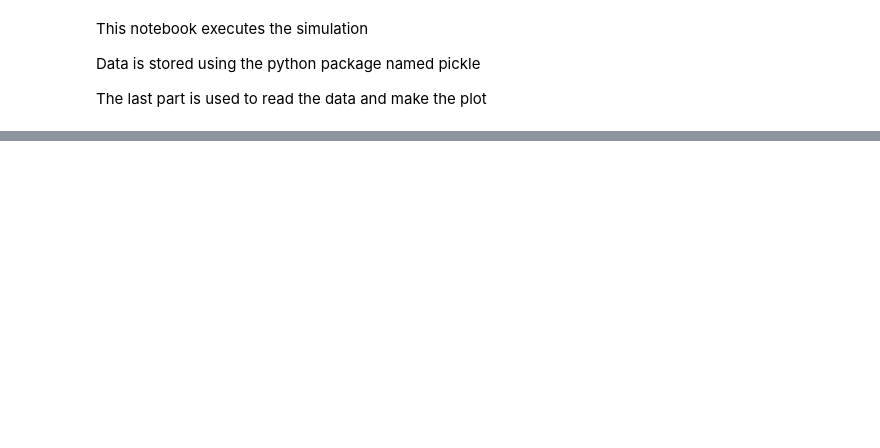
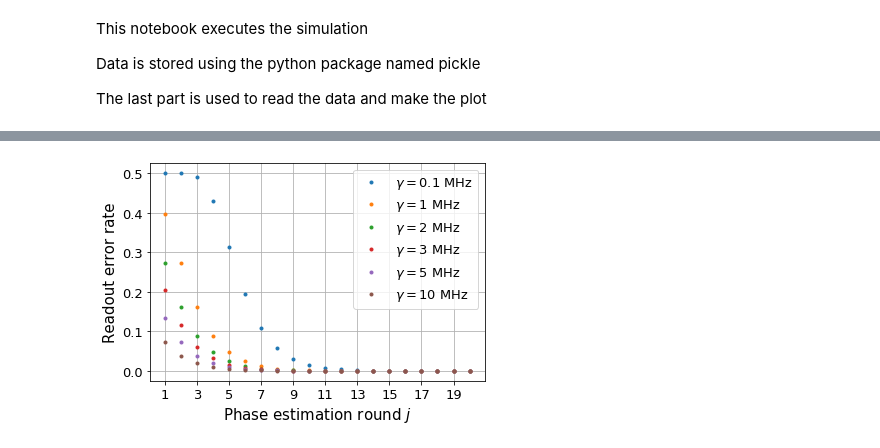
Before and after one commit to YWang92/DickeStatePreparation, a Jupyter notebook: OverRotation.ipynb, the cells around one changed output, grey strips where cells are left out. Drawn from its saved outputs; the diff is of its cells as text; code cells hidden in the pictures; blank space fills up the shorter version.

```diff
--- a/OverRotation.ipynb
+++ b/OverRotation.ipynb
@@ -73,0 +76,22 @@ plt.savefig("over_rotation_majorityvoting.pdf", dpi = 800, bbox_inches='tight',p
+# %%
+N = 500
+
+plt.figure()
+plt.grid()
+plt.ylabel("Readout error rate", size = 15)
+plt.xlabel(r'Phase estimation round $j$', size = 15)
+rounds =[i for i in range(1, 21)]
+for gamma in [0.1, 1, 2, 3, 5, 10]:
+    Rate = [ (1-np.exp(-np.pi/2**(j-1)/gamma/2) )/2   for j in rounds]
+
+    plt.plot(rounds, Rate,'.', label=r"$\gamma = {}$ MHz ".format(gamma))
+
+
+plt.legend(  prop={'size':13})
+plt.xticks(np.arange(1,20, step = 2))
+plt.xticks(fontsize = 13)
+plt.yticks(fontsize = 13)
+
+plt.savefig("ReadoutErrorRate.pdf", dpi = 800, bbox_inches='tight',pad_inches=0.3)
+# %% [output]
+[figure, added]
```
Also changed, not shown: parts of 1 cell of this notebook, 4 other files.
